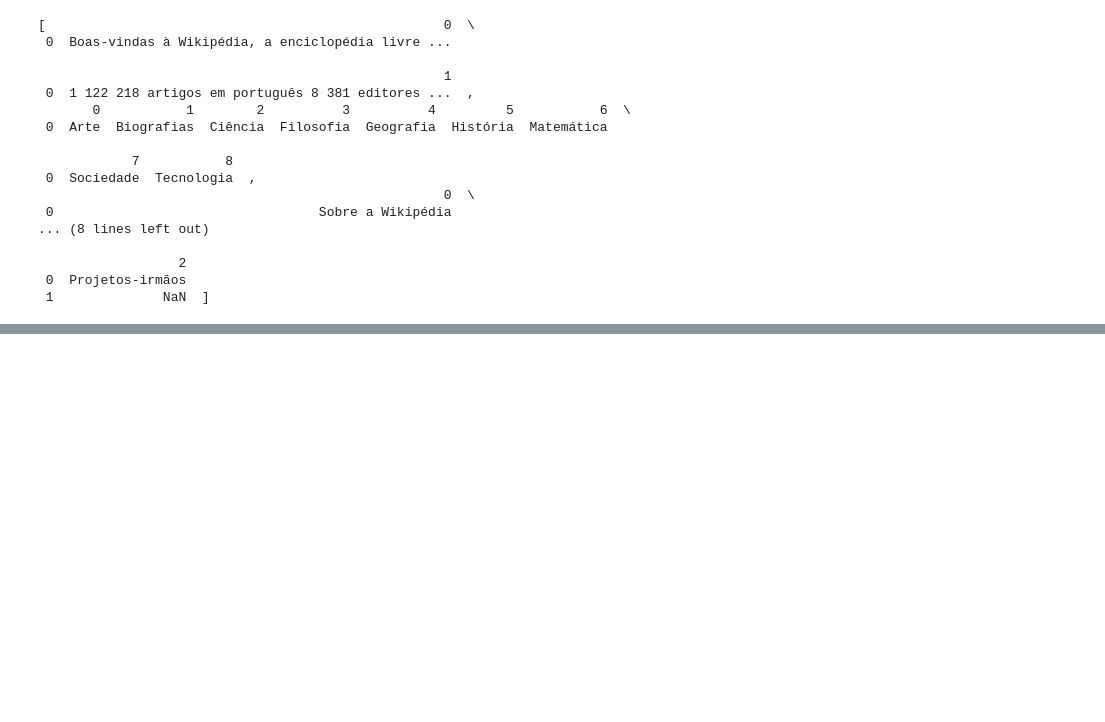
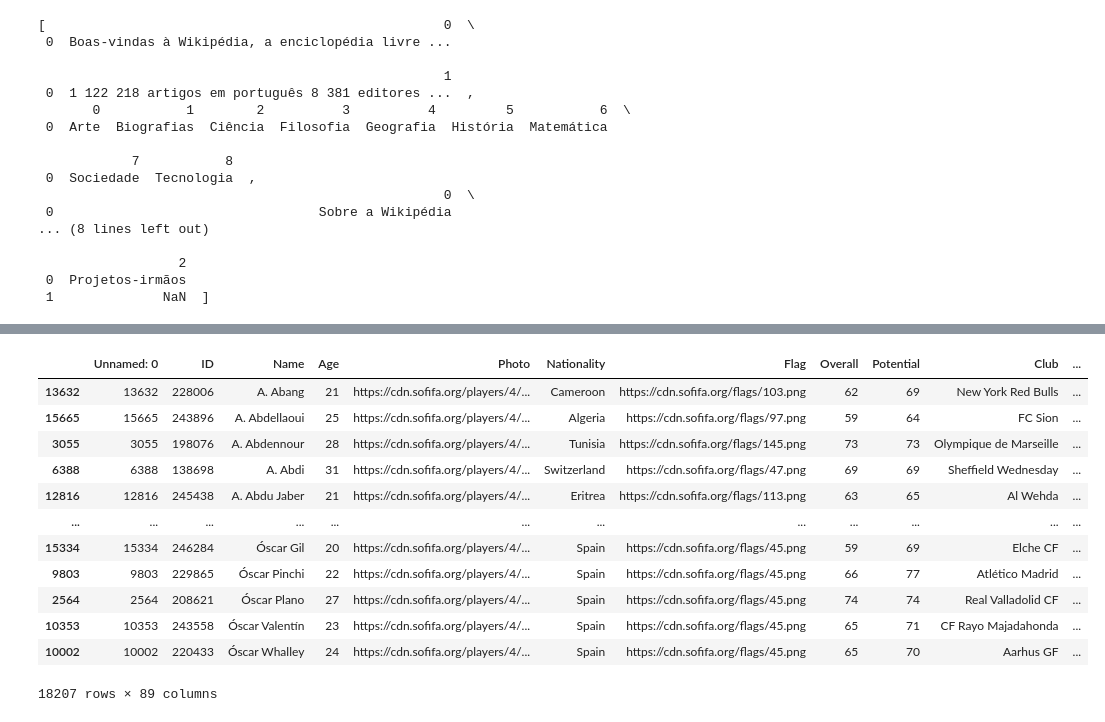
Before and after one commit to LimaAnthonyY/pythonlearn, a Jupyter notebook: 3 - dataScience/1- DataScience.ipynb, the cells around one changed output, grey strips where cells are left out. Cells and saved outputs as stored; diff of their text form; code cells hidden in the pictures; blank space fills up the shorter version.

```diff
--- a/3 - dataScience/1- DataScience.ipynb
+++ b/3 - dataScience/1- DataScience.ipynb
@@ -65,0 +187,18 @@ dados_html
+# %%
+# Valores curtos baseado no que está dentro dos ( )
+dados.sort_values('Age') # posso adicionar o , ascending = false e isso vai inverter a lista do maior para o menor
+dados.sort_values(['Name', 'Age']) # Filtra baseado nos 2, primeiro Nome, depois organiza pela Idade
+# %% [output]
+|  | Unnamed: 0 | ID | Name | Age | Photo | Nationality | Flag | Overall | Potential | Club | ... |
+| 13632 | 13632 | 228006 | A. Abang | 21 | https://cdn.sofifa.org/players/4/... | Cameroon | https://cdn.sofifa.org/flags/103.png | 62 | 69 | New York Red Bulls | ... |
+| 15665 | 15665 | 243896 | A. Abdellaoui | 25 | https://cdn.sofifa.org/players/4/... | Algeria | https://cdn.sofifa.org/flags/97.png | 59 | 64 | FC Sion | ... |
+| 3055 | 3055 | 198076 | A. Abdennour | 28 | https://cdn.sofifa.org/players/4/... | Tunisia | https://cdn.sofifa.org/flags/145.png | 73 | 73 | Olympique de Marseille | ... |
+| 6388 | 6388 | 138698 | A. Abdi | 31 | https://cdn.sofifa.org/players/4/... | Switzerland | https://cdn.sofifa.org/flags/47.png | 69 | 69 | Sheffield Wednesday | ... |
+| 12816 | 12816 | 245438 | A. Abdu Jaber | 21 | https://cdn.sofifa.org/players/4/... | Eritrea | https://cdn.sofifa.org/flags/113.png | 63 | 65 | Al Wehda | ... |
+| ... | ... | ... | ... | ... | ... | ... | ... | ... | ... | ... | ... |
+| 15334 | 15334 | 246284 | Óscar Gil | 20 | https://cdn.sofifa.org/players/4/... | Spain | https://cdn.sofifa.org/flags/45.png | 59 | 69 | Elche CF | ... |
+| 9803 | 9803 | 229865 | Óscar Pinchi | 22 | https://cdn.sofifa.org/players/4/... | Spain | https://cdn.sofifa.org/flags/45.png | 66 | 77 | Atlético Madrid | ... |
+| 2564 | 2564 | 208621 | Óscar Plano | 27 | https://cdn.sofifa.org/players/4/... | Spain | https://cdn.sofifa.org/flags/45.png | 74 | 74 | Real Valladolid CF | ... |
+| 10353 | 10353 | 243558 | Óscar Valentín | 23 | https://cdn.sofifa.org/players/4/... | Spain | https://cdn.sofifa.org/flags/45.png | 65 | 71 | CF Rayo Majadahonda | ... |
+| 10002 | 10002 | 220433 | Óscar Whalley | 24 | https://cdn.sofifa.org/players/4/... | Spain | https://cdn.sofifa.org/flags/45.png | 65 | 70 | Aarhus GF | ... |
+18207 rows × 89 columns
```
Also changed, not shown: parts of 9 cells of this notebook.
